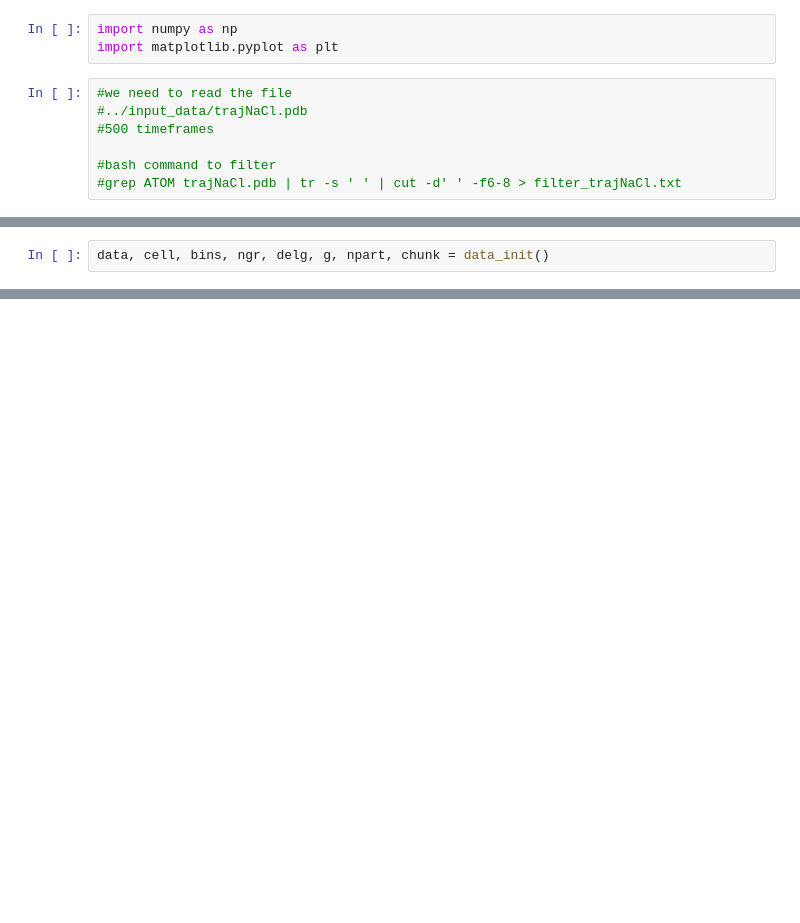
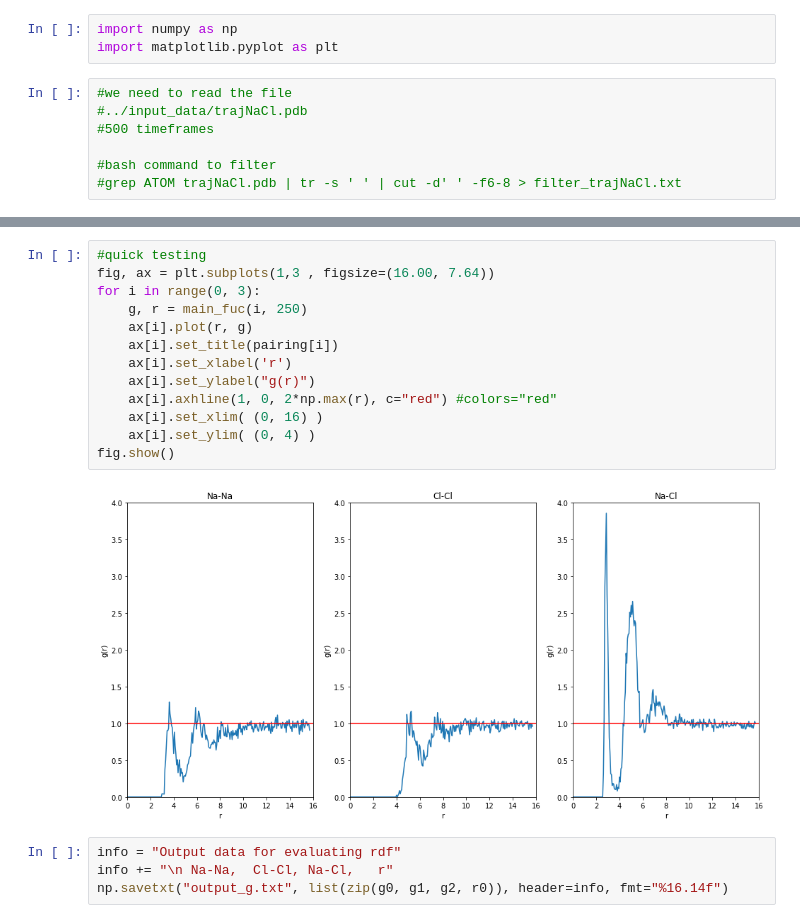
Before and after one commit to iasonq/lab-comphys-statmech-2, a Jupyter notebook: rdf.ipynb, the cells around one changed output, grey strips where cells are left out. Saved outputs shown, nothing was run; the diff lists cells and outputs as text; blank space fills up the shorter version.

```diff
--- a/rdf.ipynb
+++ b/rdf.ipynb
@@ -68,3 +94 @@ def grdf(g, ngr, bins, npart, cell):
     return g, r
-# %%
-data, cell, bins, ngr, delg, g, npart, chunk = data_init()
@@ -89,0 +128,19 @@ plt.ylim( (0, np.max(g)*1.1) )
+# %%
+#quick testing
+fig, ax = plt.subplots(1,3 , figsize=(16.00, 7.64))
+for i in range(0, 3):
+    g, r = main_fuc(i, 250)
+    ax[i].plot(r, g)
+    ax[i].set_title(pairing[i])
+    ax[i].set_xlabel('r')
+    ax[i].set_ylabel("g(r)")
+    ax[i].axhline(1, 0, 2*np.max(r), c="red") #colors="red"
+    ax[i].set_xlim( (0, 16) )
+    ax[i].set_ylim( (0, 4) )
+fig.show()
+# %% [output]
+[figure, added]
+# %%
+info = "Output data for evaluating rdf"
+info += "\n Na-Na,  Cl-Cl, Na-Cl,   r"
+np.savetxt("output_g.txt", list(zip(g0, g1, g2, r0)), header=info, fmt="%16.14f")
```
Also changed, not shown: parts of 13 cells of this notebook, 3 other files.
